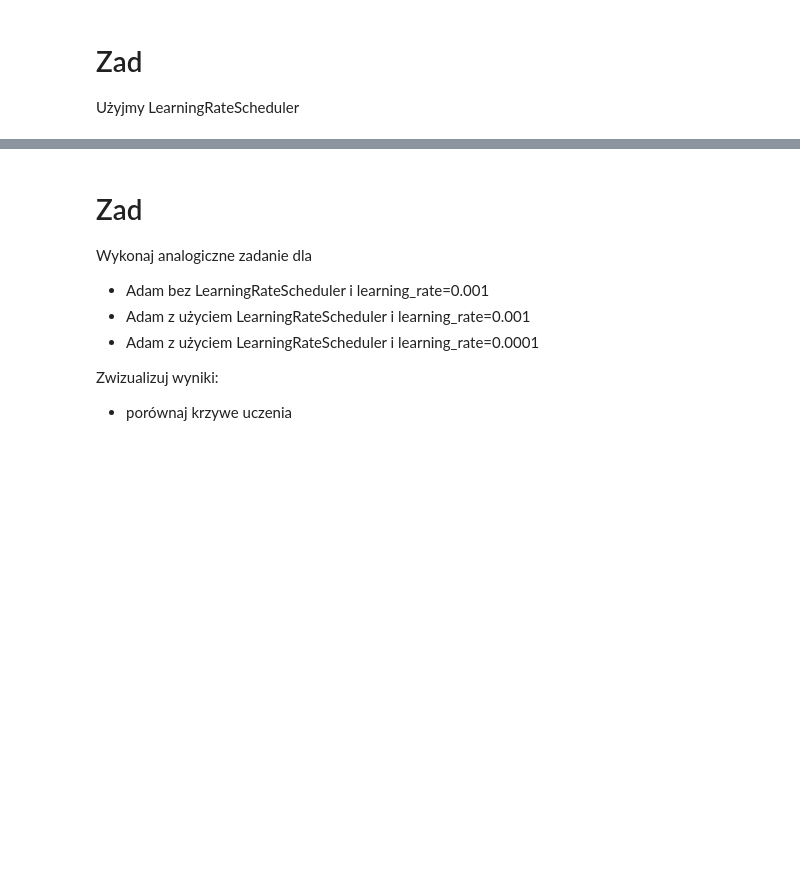
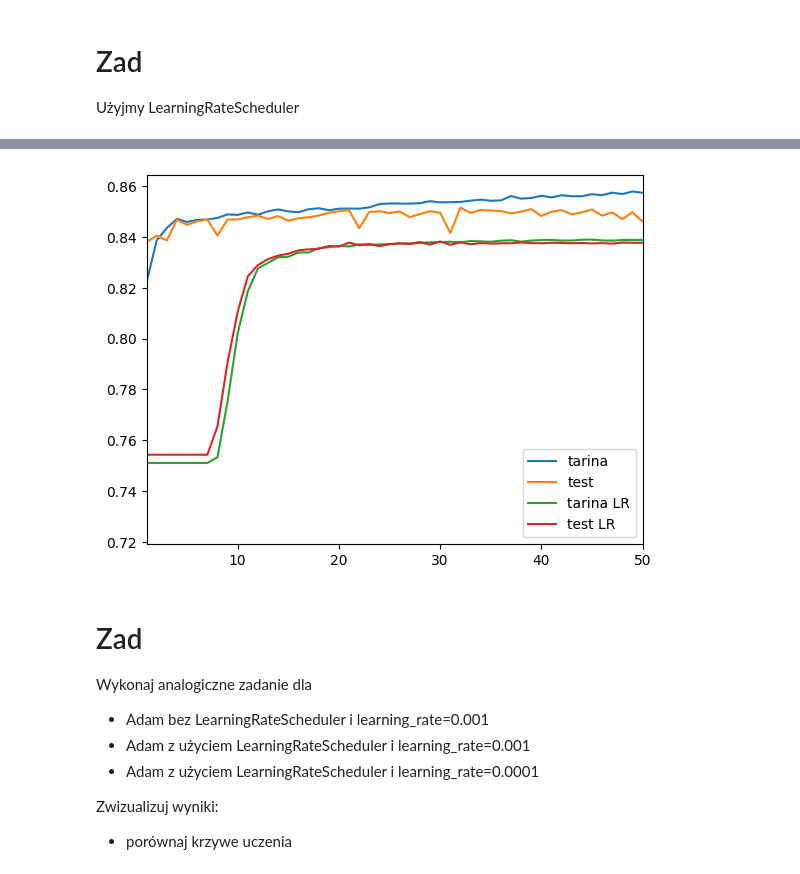
Before and after one commit to KrystianJachna/AI, a Jupyter notebook: cw11/AD_Z11_G_LearningRateScheduler.ipynb, the cells around one changed output, grey strips where cells are left out. Drawn from its saved outputs; the diff is of its cells as text; code cells hidden in the pictures; blank space fills up the shorter version.

```diff
--- a/cw11/AD_Z11_G_LearningRateScheduler.ipynb
+++ b/cw11/AD_Z11_G_LearningRateScheduler.ipynb
@@ -151,12 +189,15 @@ model.fit(X_train, y_train, validation_data= (X_test, y_test), batch_size=32,epo
 # %%
 import matplotlib.pyplot as pl
 plt.plot(history_sgd.history['accuracy'], label = "tarina")
 plt.plot(history_sgd.history['val_accuracy'], label = "test")
 
 plt.plot(history_lr_1.history['accuracy'], label = "tarina LR")
 plt.plot(history_lr_1.history['val_accuracy'], label = "test LR")
+plt.xlim(1, 50)
 plt.legend()
 plt.show()
+# %% [output]
+[figure, added]
 # %% [markdown]
 # Zad
 
```
Also changed, not shown: parts of 13 cells of this notebook, 1 other file.
